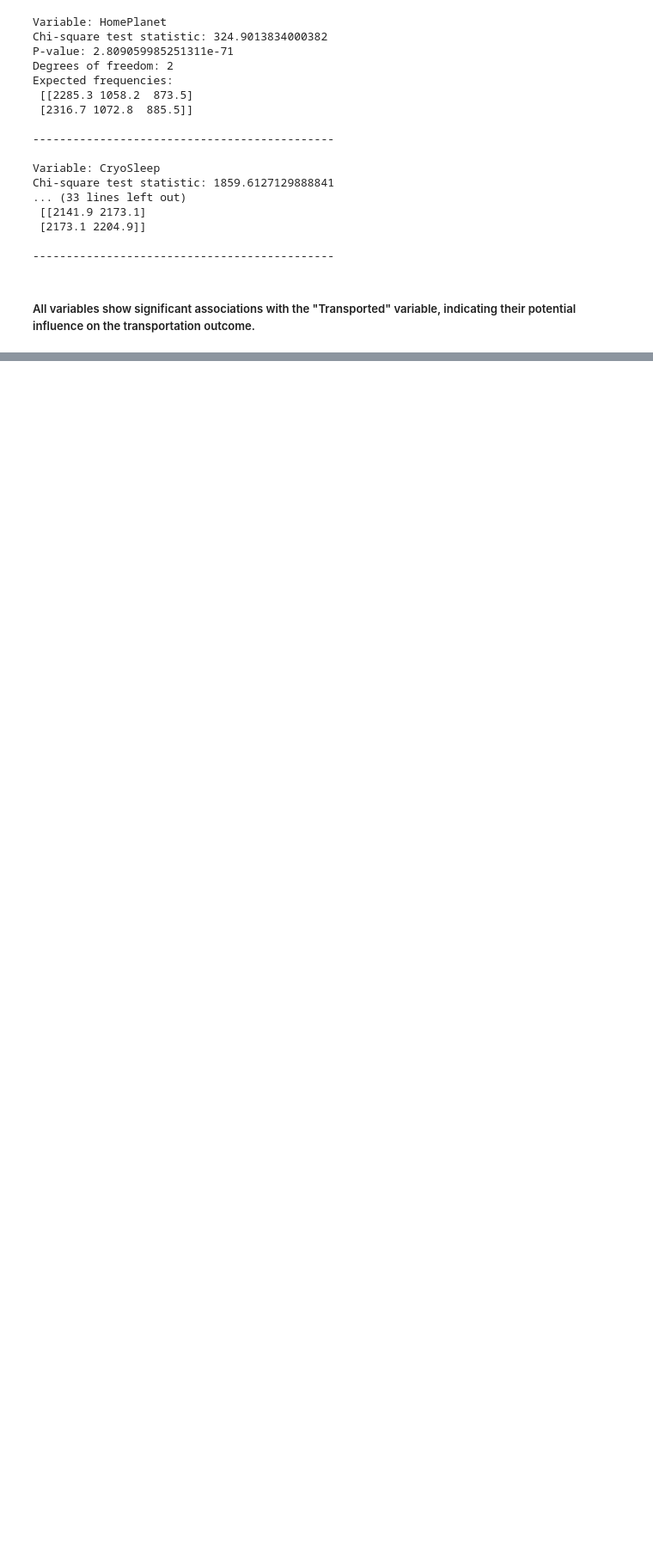
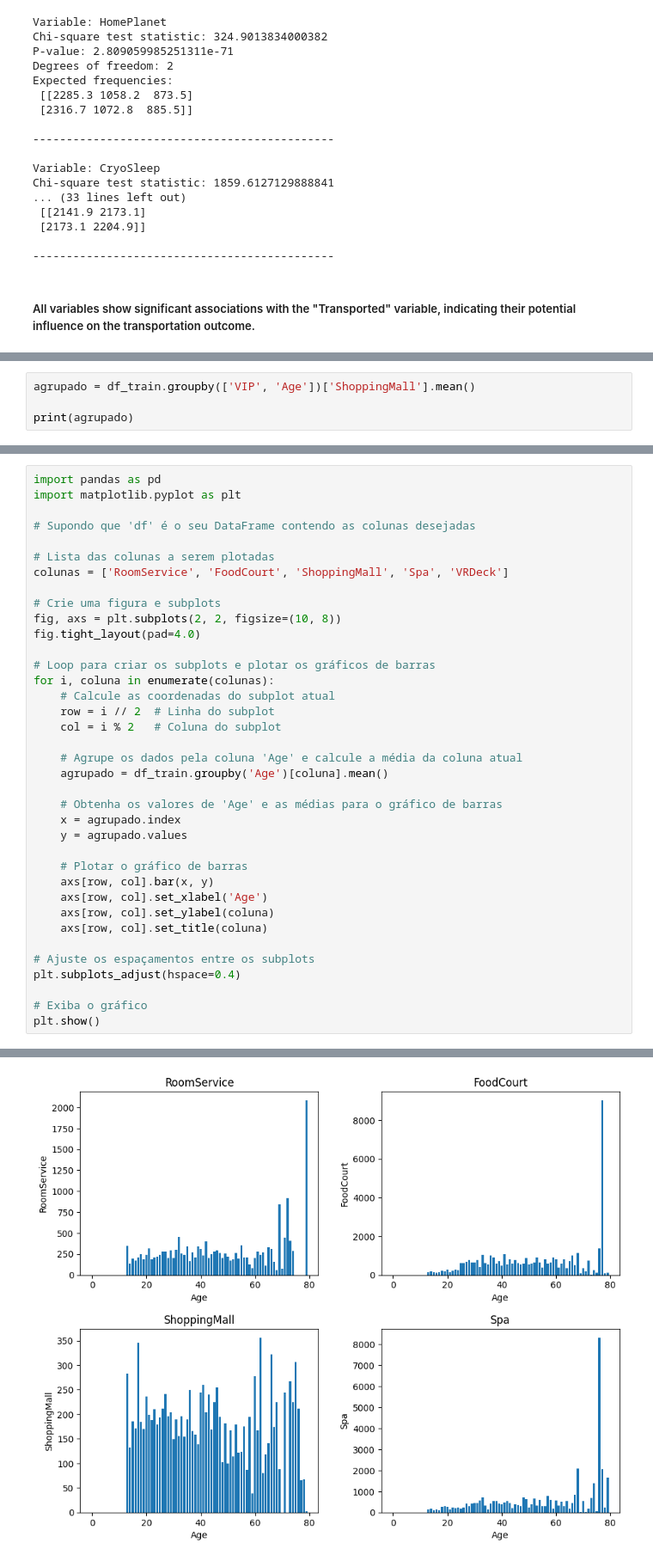
Before and after one commit to ynggt/spaceship_titanic, a Jupyter notebook: spaceship_titanic.ipynb, the cells around one changed output, grey strips where cells are left out. Shown at 86% size. Cells and saved outputs as stored; diff of their text form; blank space fills up the shorter version.

```diff
--- a/spaceship_titanic.ipynb
+++ b/spaceship_titanic.ipynb
@@ -204,0 +426,4 @@ sns.displot(df_numeric, x=df_numeric['Age'])
+# %%
+agrupado = df_train.groupby(['VIP', 'Age'])['ShoppingMall'].mean()
+
+print(agrupado)
@@ -204,0 +492,38 @@ sns.displot(df_numeric, x=df_numeric['Age'])
+# %%
+import pandas as pd
+import matplotlib.pyplot as plt
+
+# Supondo que 'df' é o seu DataFrame contendo as colunas desejadas
+
+# Lista das colunas a serem plotadas
+colunas = ['RoomService', 'FoodCourt', 'ShoppingMall', 'Spa', 'VRDeck']
+
+# Crie uma figura e subplots
+fig, axs = plt.subplots(2, 2, figsize=(10, 8))
+fig.tight_layout(pad=4.0)
+
+# Loop para criar os subplots e plotar os gráficos de barras
+for i, coluna in enumerate(colunas):
+    # Calcule as coordenadas do subplot atual
+    row = i // 2  # Linha do subplot
+    col = i % 2   # Coluna do subplot
+
+    # Agrupe os dados pela coluna 'Age' e calcule a média da coluna atual
+    agrupado = df_train.groupby('Age')[coluna].mean()
+
+    # Obtenha os valores de 'Age' e as médias para o gráfico de barras
+    x = agrupado.index
+    y = agrupado.values
+
+    # Plotar o gráfico de barras
+    axs[row, col].bar(x, y)
+    axs[row, col].set_xlabel('Age')
+    axs[row, col].set_ylabel(coluna)
+    axs[row, col].set_title(coluna)
+
+# Ajuste os espaçamentos entre os subplots
+plt.subplots_adjust(hspace=0.4)
+
+# Exiba o gráfico
+plt.show()
+# %% [output]
@@ -204,0 +531 @@ sns.displot(df_numeric, x=df_numeric['Age'])
+[figure, added]
```
Also changed, not shown: parts of 93 cells of this notebook.
